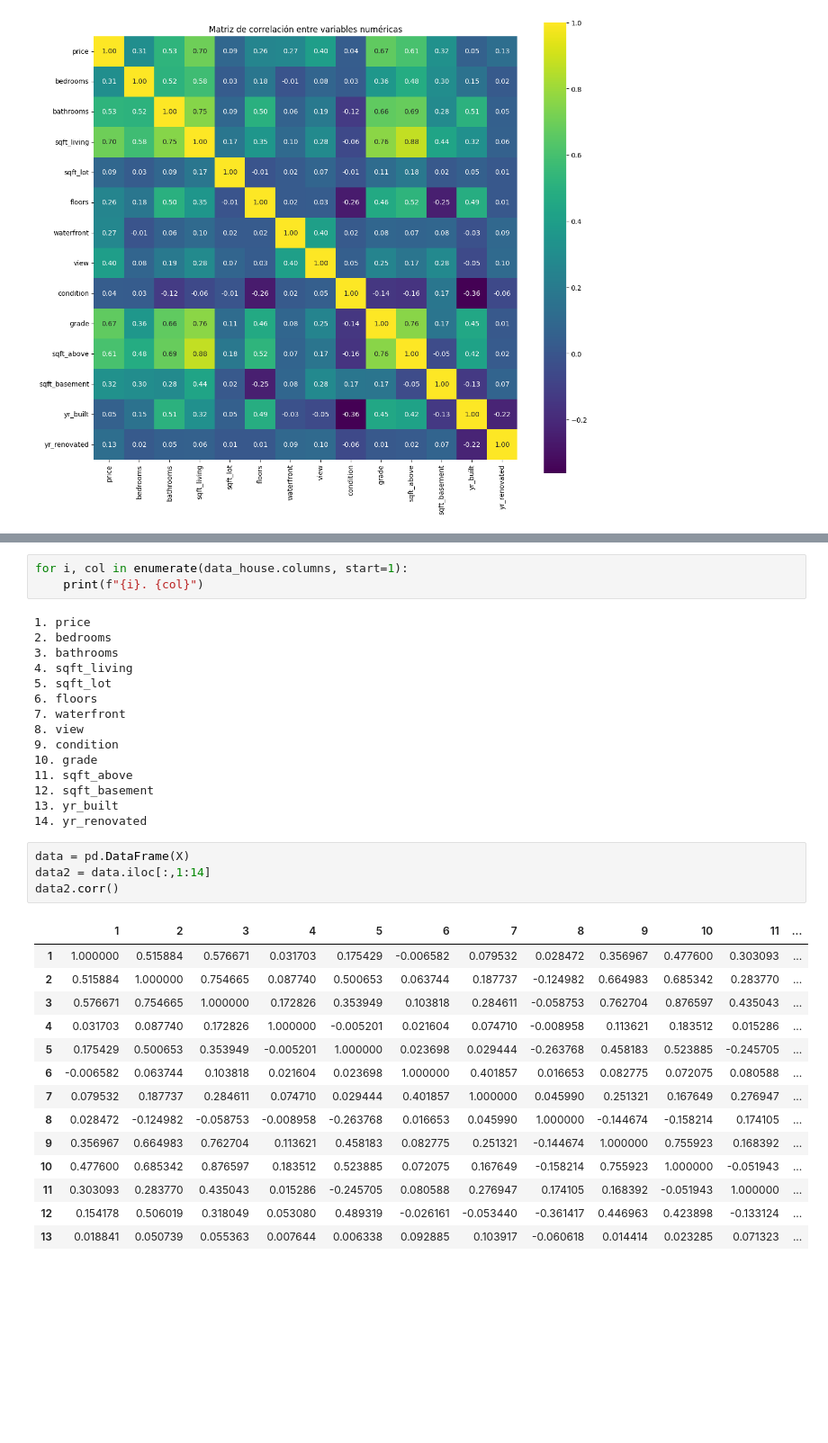
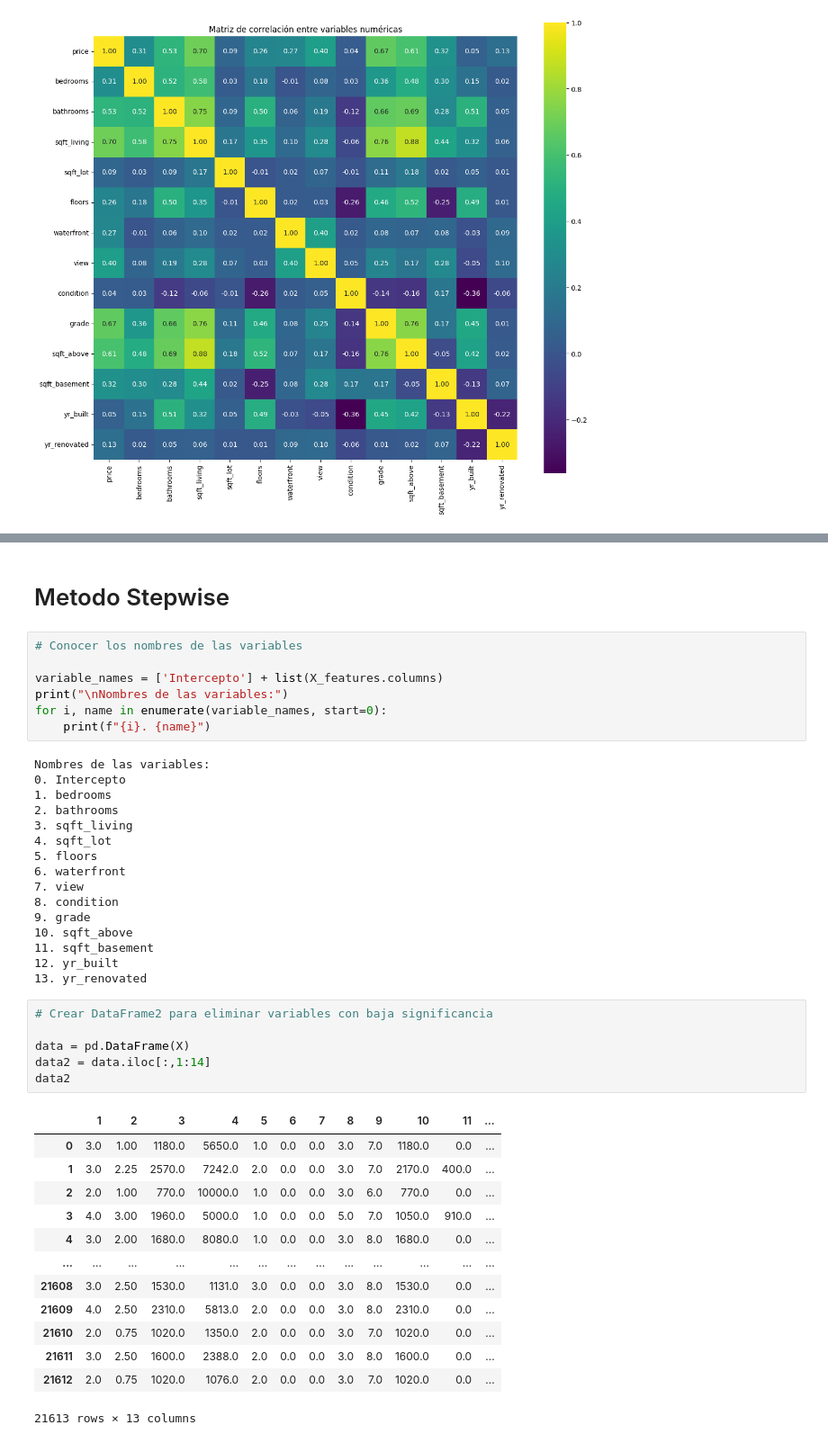
Before and after one commit to Benmaza/Benmaza, a Jupyter notebook: EBAC/Tareas/TareaM52-CD-RubenMaza.ipynb, the cells around one changed output, grey strips where cells are left out. Shown: that part at 90% size. Cells and saved outputs as stored; diff of their text form; blank space fills up the shorter version.

```diff
--- a/EBAC/Tareas/TareaM52-CD-RubenMaza.ipynb
+++ b/EBAC/Tareas/TareaM52-CD-RubenMaza.ipynb
@@ -311,37 +492,45 @@ strong multicollinearity problems or that the design matrix is singular.
+# %% [markdown]
+# Metodo Stepwise
 # %%
-for i, col in enumerate(data_house.columns, start=1):
-    print(f"{i}. {col}")
+# Conocer los nombres de las variables
+
+variable_names = ['Intercepto'] + list(X_features.columns)
+print("\nNombres de las variables:")
+for i, name in enumerate(variable_names, start=0):
+    print(f"{i}. {name}")
 # %% [output]
-1. price
-2. bedrooms
-3. bathrooms
-4. sqft_living
-5. sqft_lot
-6. floors
-7. waterfront
-8. view
-9. condition
-10. grade
-11. sqft_above
-12. sqft_basement
-13. yr_built
-14. yr_renovated
+Nombres de las variables:
+0. Intercepto
+1. bedrooms
+2. bathrooms
+3. sqft_living
+4. sqft_lot
+5. floors
+6. waterfront
+7. view
+8. condition
+9. grade
+10. sqft_above
+11. sqft_basement
+12. yr_built
+13. yr_renovated
 # %%
+# Crear DataFrame2 para eliminar variables con baja significancia
+
 data = pd.DataFrame(X)
 data2 = data.iloc[:,1:14]
-data2.corr()
+data2
 # %% [output]
 |  | 1 | 2 | 3 | 4 | 5 | 6 | 7 | 8 | 9 | 10 | 11 | ... |
-| 1 | 1.000000 | 0.515884 | 0.576671 | 0.031703 | 0.175429 | -0.006582 | 0.079532 | 0.028472 | 0.356967 | 0.477600 | 0.303093 | ... |
-| 2 | 0.515884 | 1.000000 | 0.754665 | 0.087740 | 0.500653 | 0.063744 | 0.187737 | -0.124982 | 0.664983 | 0.685342 | 0.283770 | ... |
-| 3 | 0.576671 | 0.754665 | 1.000000 | 0.172826 | 0.353949 | 0.103818 | 0.284611 | -0.058753 | 0.762704 | 0.876597 | 0.435043 | ... |
-| 4 | 0.031703 | 0.087740 | 0.172826 | 1.000000 | -0.005201 | 0.021604 | 0.074710 | -0.008958 | 0.113621 | 0.183512 | 0.015286 | ... |
-| 5 | 0.175429 | 0.500653 | 0.353949 | -0.005201 | 1.000000 | 0.023698 | 0.029444 | -0.263768 | 0.458183 | 0.523885 | -0.245705 | ... |
-| 6 | -0.006582 | 0.063744 | 0.103818 | 0.021604 | 0.023698 | 1.000000 | 0.401857 | 0.016653 | 0.082775 | 0.072075 | 0.080588 | ... |
-| 7 | 0.079532 | 0.187737 | 0.284611 | 0.074710 | 0.029444 | 0.401857 | 1.000000 | 0.045990 | 0.251321 | 0.167649 | 0.276947 | ... |
-| 8 | 0.028472 | -0.124982 | -0.058753 | -0.008958 | -0.263768 | 0.016653 | 0.045990 | 1.000000 | -0.144674 | -0.158214 | 0.174105 | ... |
-| 9 | 0.356967 | 0.664983 | 0.762704 | 0.113621 | 0.458183 | 0.082775 | 0.251321 | -0.144674 | 1.000000 | 0.755923 | 0.168392 | ... |
-| 10 | 0.477600 | 0.685342 | 0.876597 | 0.183512 | 0.523885 | 0.072075 | 0.167649 | -0.158214 | 0.755923 | 1.000000 | -0.051943 | ... |
-| 11 | 0.303093 | 0.283770 | 0.435043 | 0.015286 | -0.245705 | 0.080588 | 0.276947 | 0.174105 | 0.168392 | -0.051943 | 1.000000 | ... |
-| 12 | 0.154178 | 0.506019 | 0.318049 | 0.053080 | 0.489319 | -0.026161 | -0.053440 | -0.361417 | 0.446963 | 0.423898 | -0.133124 | ... |
-| 13 | 0.018841 | 0.050739 | 0.055363 | 0.007644 | 0.006338 | 0.092885 | 0.103917 | -0.060618 | 0.014414 | 0.023285 | 0.071323 | ... |
+| 0 | 3.0 | 1.00 | 1180.0 | 5650.0 | 1.0 | 0.0 | 0.0 | 3.0 | 7.0 | 1180.0 | 0.0 | ... |
+| 1 | 3.0 | 2.25 | 2570.0 | 7242.0 | 2.0 | 0.0 | 0.0 | 3.0 | 7.0 | 2170.0 | 400.0 | ... |
+| 2 | 2.0 | 1.00 | 770.0 | 10000.0 | 1.0 | 0.0 | 0.0 | 3.0 | 6.0 | 770.0 | 0.0 | ... |
+| 3 | 4.0 | 3.00 | 1960.0 | 5000.0 | 1.0 | 0.0 | 0.0 | 5.0 | 7.0 | 1050.0 | 910.0 | ... |
+| 4 | 3.0 | 2.00 | 1680.0 | 8080.0 | 1.0 | 0.0 | 0.0 | 3.0 | 8.0 | 1680.0 | 0.0 | ... |
+| ... | ... | ... | ... | ... | ... | ... | ... | ... | ... | ... | ... | ... |
+| 21608 | 3.0 | 2.50 | 1530.0 | 1131.0 | 3.0 | 0.0 | 0.0 | 3.0 | 8.0 | 1530.0 | 0.0 | ... |
+| 21609 | 4.0 | 2.50 | 2310.0 | 5813.0 | 2.0 | 0.0 | 0.0 | 3.0 | 8.0 | 2310.0 | 0.0 | ... |
+| 21610 | 2.0 | 0.75 | 1020.0 | 1350.0 | 2.0 | 0.0 | 0.0 | 3.0 | 7.0 | 1020.0 | 0.0 | ... |
+| 21611 | 3.0 | 2.50 | 1600.0 | 2388.0 | 2.0 | 0.0 | 0.0 | 3.0 | 8.0 | 1600.0 | 0.0 | ... |
+| 21612 | 2.0 | 0.75 | 1020.0 | 1076.0 | 2.0 | 0.0 | 0.0 | 3.0 | 7.0 | 1020.0 | 0.0 | ... |
+21613 rows × 13 columns
```
Also changed, not shown: parts of 45 cells of this notebook, 5 other files.
